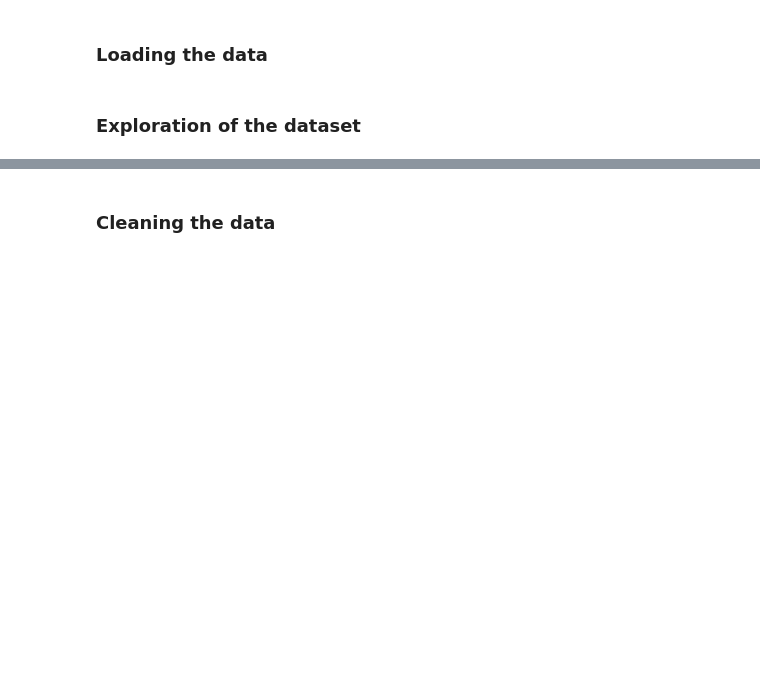
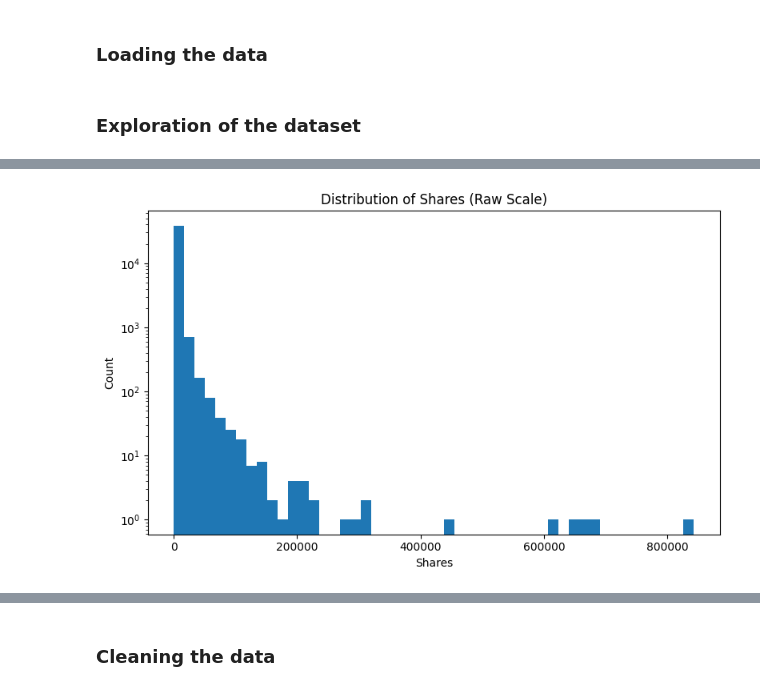
Before and after one commit to madwirblet/CIS4930-Final-Project, a Jupyter notebook: final.ipynb, the cells around one changed output, grey strips where cells are left out. Drawn from its saved outputs; the diff is of its cells as text; code cells hidden in the pictures; blank space fills up the shorter version.

```diff
--- a/final.ipynb
+++ b/final.ipynb
@@ -67,0 +106,12 @@ print("Columns with inf:", inf_cols)
+# %%
+# histogram of shares
+plt.figure(figsize=(8, 5))
+plt.hist(df["shares"], bins=50)
+plt.title("Distribution of Shares (Raw Scale)")
+plt.xlabel("Shares")
+plt.ylabel("Count")
+plt.yscale("log")  # long tail
+plt.tight_layout()
+plt.show()
+# %% [output]
+[figure, added]
```
Also changed, not shown: parts of 7 cells of this notebook.
